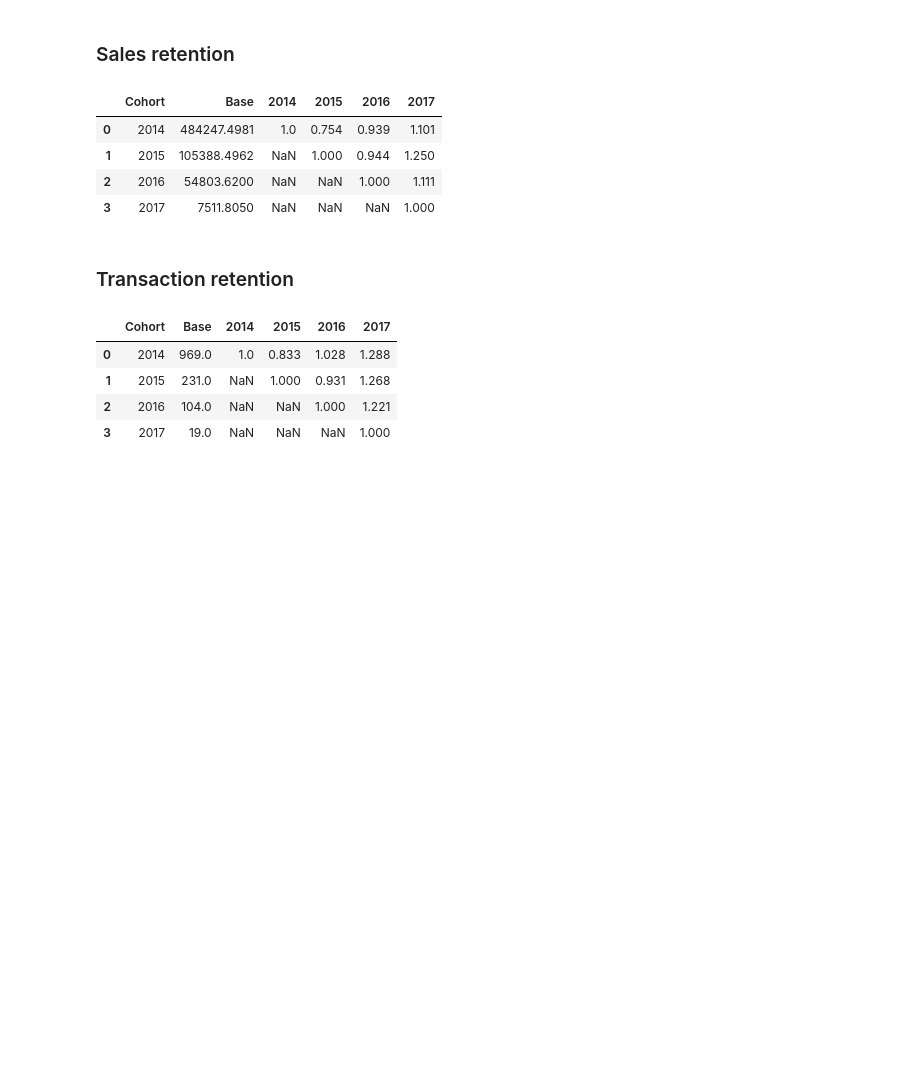
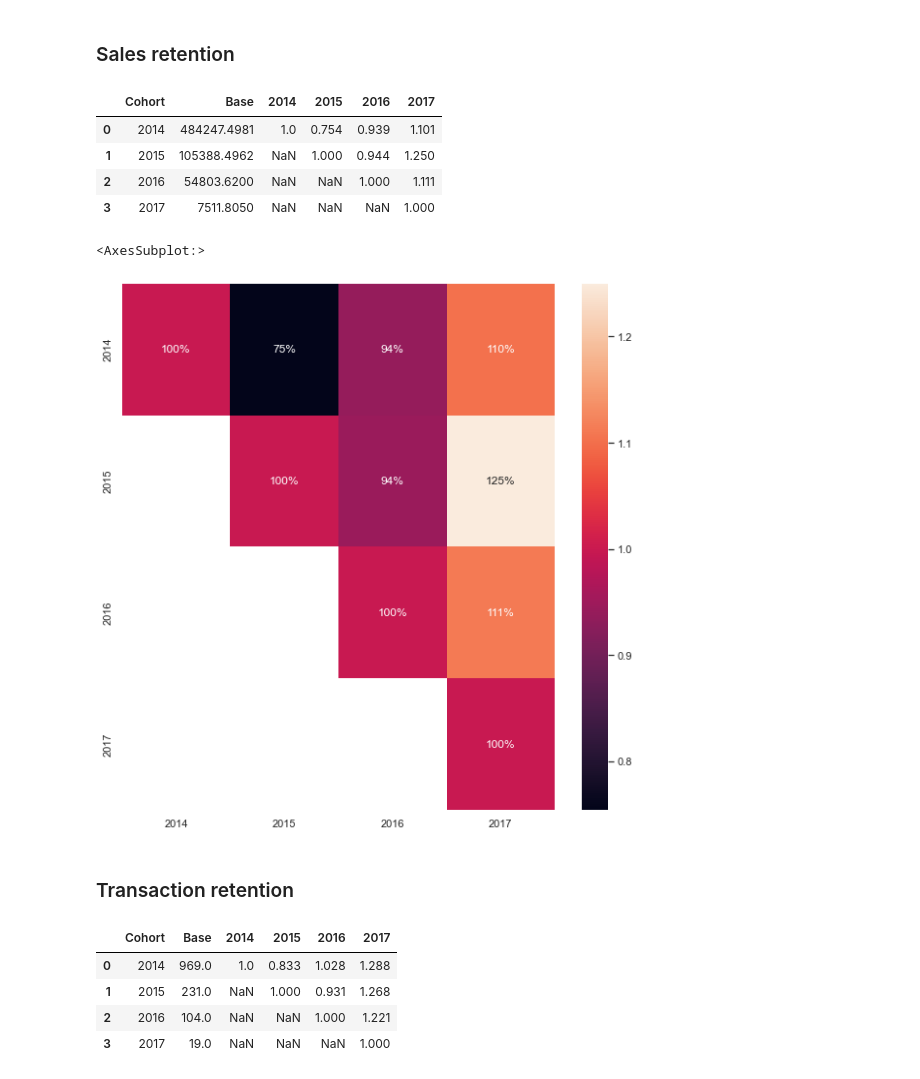
Before and after one commit to mushtakovdn/aaa_da_metrics_hw1, a Jupyter notebook: Orders Solution.ipynb, the cells around one changed output. Drawn from its saved outputs; the diff is of its cells as text; code cells hidden in the pictures; blank space fills up the shorter version.

Commit message:
add montly retentions

```diff
--- a/Orders Solution.ipynb
+++ b/Orders Solution.ipynb
@@ -115,6 +117,15 @@ get_retention(get_crosstab(df_users, 'sales_sum'))
 | 1 | 2015 | 105388.4962 | NaN | 1.000 | 0.944 | 1.250 |
 | 2 | 2016 | 54803.6200 | NaN | NaN | 1.000 | 1.111 |
 | 3 | 2017 | 7511.8050 | NaN | NaN | NaN | 1.000 |
+# %%
+tmp = get_retention(get_crosstab(df_users, 'sales_sum'))
+# %%
+sns.set(style='white')
+fig, ax = plt.subplots(1, 1, figsize=(10, 10))
+sns.heatmap(tmp.iloc[:, 2:], annot=True, fmt='.0%', yticklabels=tmp['Cohort'], ax=ax)
+# %% [output]
+<AxesSubplot:>
+[figure, added]
 # %% [markdown]
 ### Transaction retention
 # %%
```
Also changed, not shown: parts of 24 cells of this notebook.
